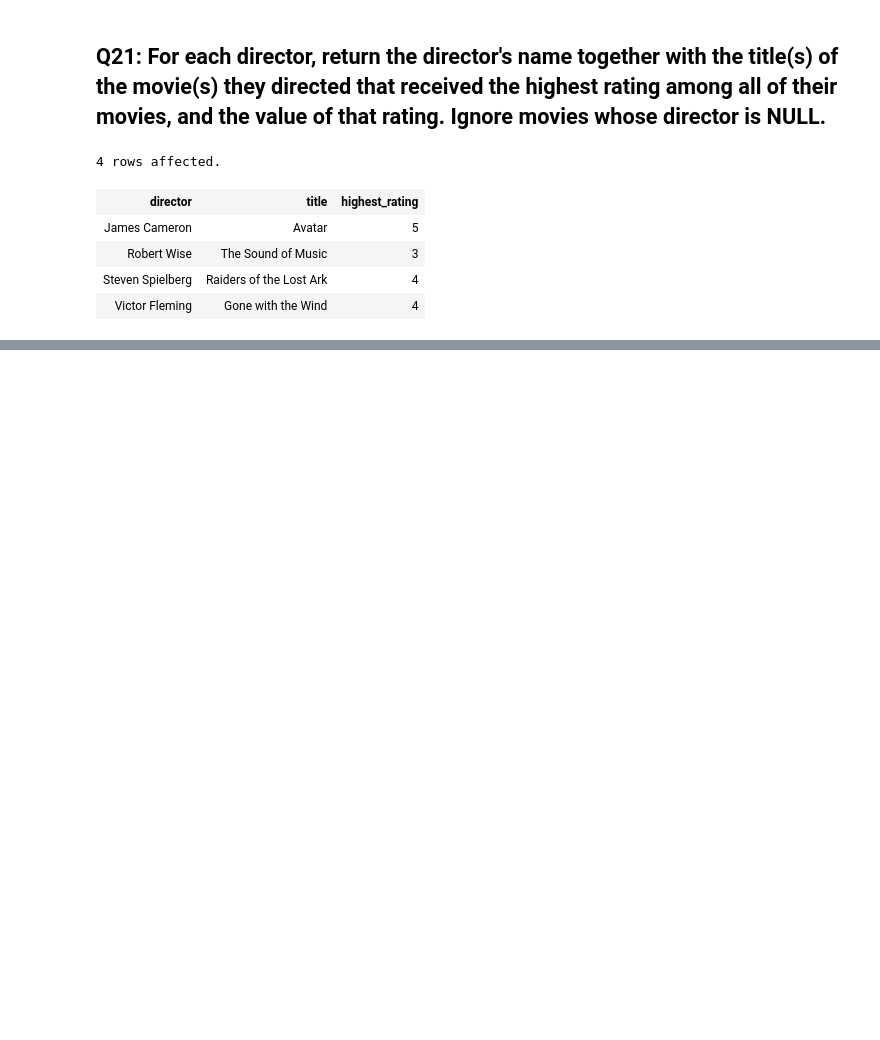
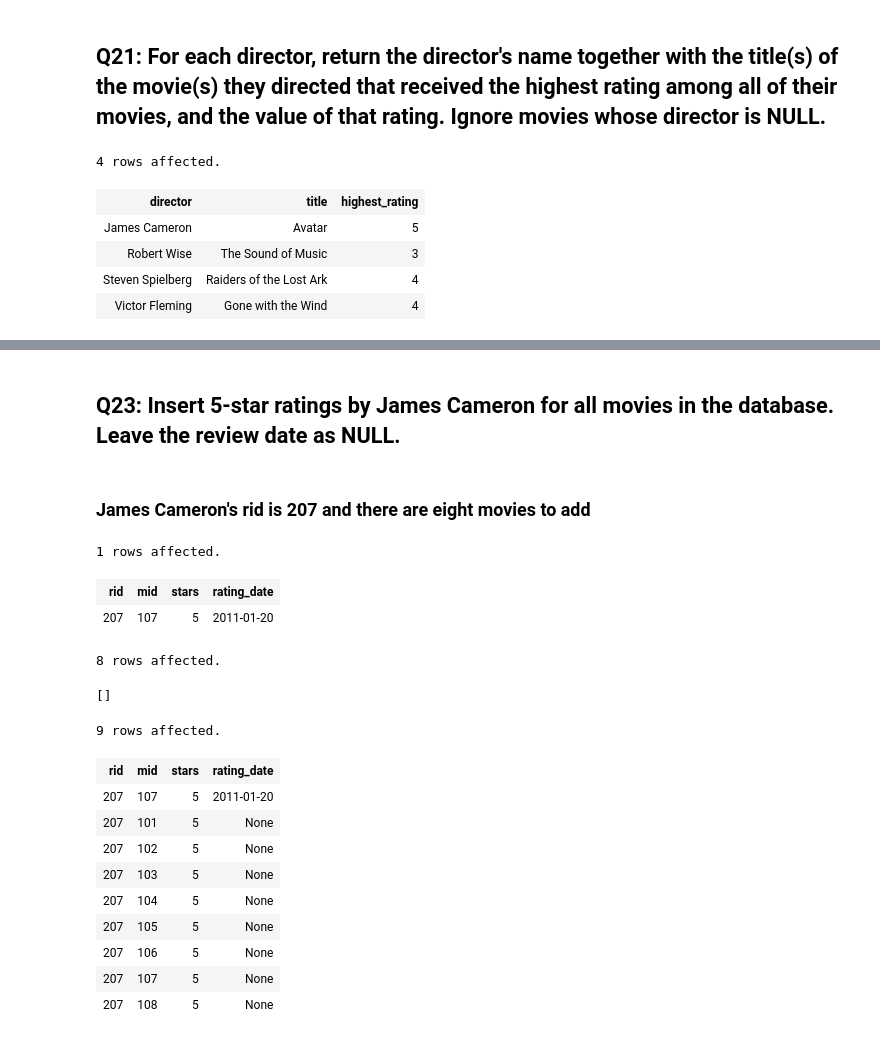
Before and after one commit to kbammarito/stanford_databases, a Jupyter notebook: movie_ratings_analysis.ipynb, the cells around one changed output, grey strips where cells are left out. Drawn from its saved outputs; the diff is of its cells as text; code cells hidden in the pictures; blank space fills up the shorter version.

```diff
--- a/movie_ratings_analysis.ipynb
+++ b/movie_ratings_analysis.ipynb
@@ -517,0 +559,41 @@ order by director;
+# %% [markdown]
+## Q23: Insert 5-star ratings by James Cameron for all movies in the database. Leave the review date as NULL.
+# %% [markdown]
+### James Cameron's rid is 207 and there are eight movies to add
+# %%
+%%sql
+select * from rating
+where rid = 207;
+# %% [output]
+1 rows affected.
+| rid | mid | stars | rating_date |
+| 207 | 107 | 5 | 2011-01-20 |
+# %%
+%%sql
+insert into rating
+    select
+    (select rid
+        from rating join reviewer using (rid)
+        where name = 'James Cameron'), mID, 5 , null
+    from
+    (select mID
+        from movie) a;
+# %% [output]
+8 rows affected.
+[]
+# %%
+%%sql
+select * from rating
+where rid = 207;
+# %% [output]
+9 rows affected.
+| rid | mid | stars | rating_date |
+| 207 | 107 | 5 | 2011-01-20 |
+| 207 | 101 | 5 | None |
+| 207 | 102 | 5 | None |
+| 207 | 103 | 5 | None |
+| 207 | 104 | 5 | None |
+| 207 | 105 | 5 | None |
+| 207 | 106 | 5 | None |
+| 207 | 107 | 5 | None |
+| 207 | 108 | 5 | None |
```
Also changed, not shown: parts of 15 cells of this notebook.
